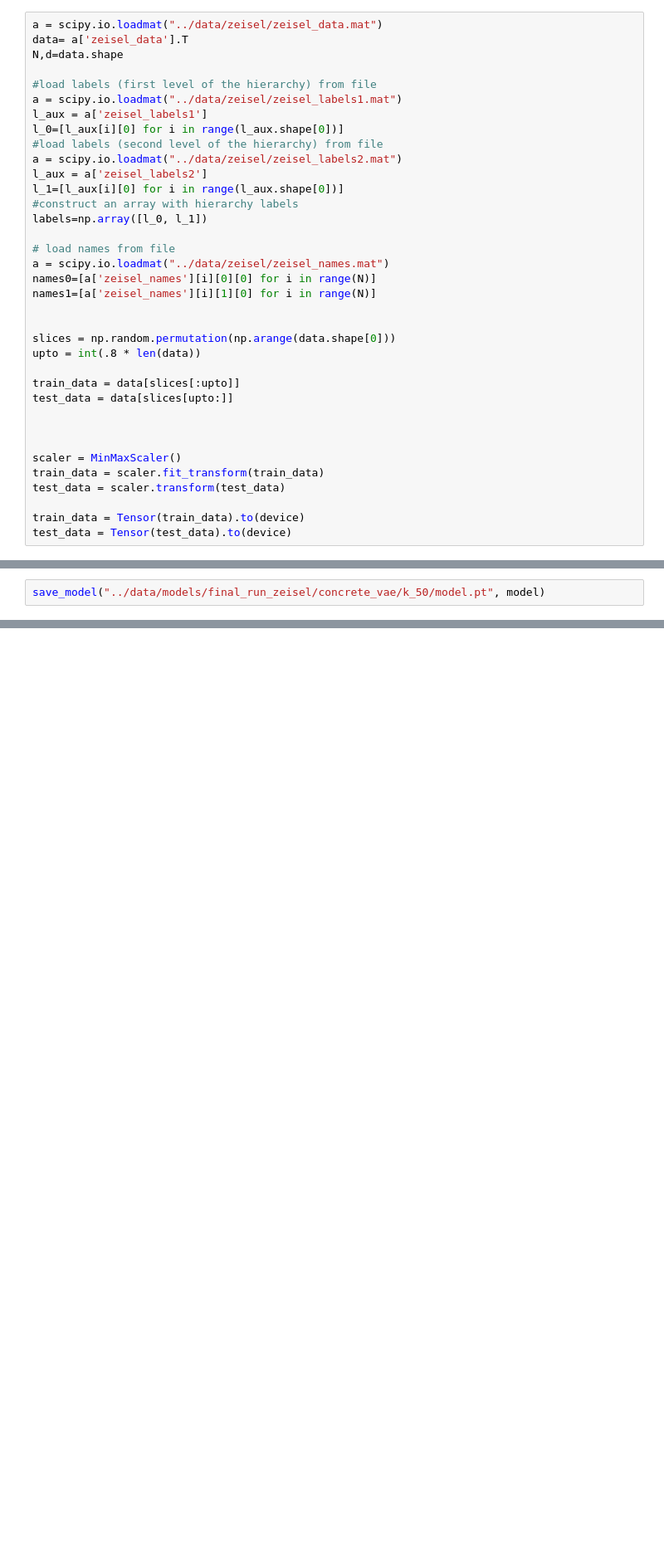
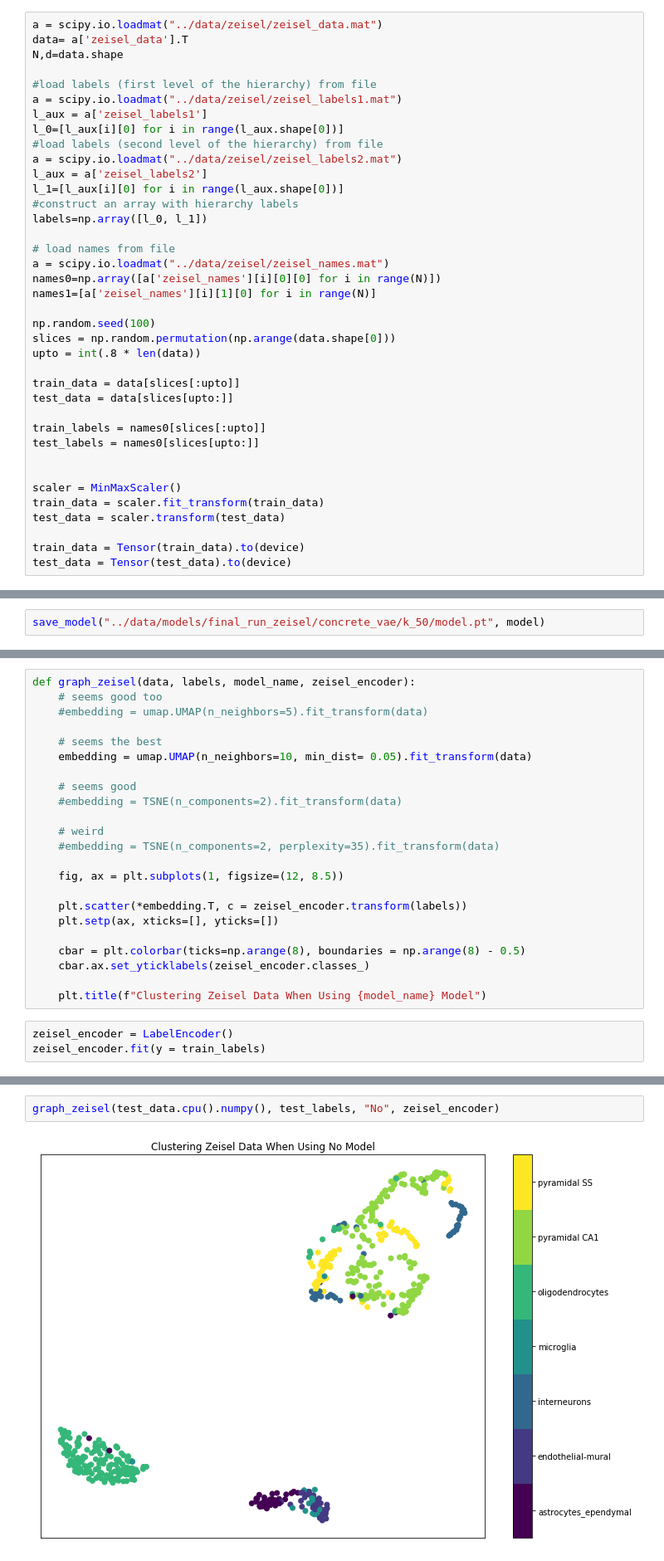
Before and after one commit to beelze-b/Differentiable-Sparse-Subset-Selection, a Jupyter notebook: notebooks/15_Zeizel.ipynb, the cells around one changed output, grey strips where cells are left out. Shown at 83% size. Drawn from its saved outputs; the diff is of its cells as text; blank space fills up the shorter version.

```diff
--- a/notebooks/15_Zeizel.ipynb
+++ b/notebooks/15_Zeizel.ipynb
@@ -55,16 +55,18 @@ labels=np.array([l_0, l_1])
 
 # load names from file
 a = scipy.io.loadmat("../data/zeisel/zeisel_names.mat")
-names0=[a['zeisel_names'][i][0][0] for i in range(N)]
+names0=np.array([a['zeisel_names'][i][0][0] for i in range(N)])
 names1=[a['zeisel_names'][i][1][0] for i in range(N)]
 
-
+np.random.seed(100)
 slices = np.random.permutation(np.arange(data.shape[0]))
 upto = int(.8 * len(data))
 
 train_data = data[slices[:upto]]
 test_data = data[slices[upto:]]
 
+train_labels = names0[slices[:upto]]
+test_labels = names0[slices[upto:]]
 
 
 scaler = MinMaxScaler()
@@ -247,0 +346,26 @@ save_model("../data/models/final_run_zeisel/concrete_vae/k_50/model.pt", model)
+# %%
+def graph_zeisel(data, labels, model_name, zeisel_encoder):
+    # seems good too
+    #embedding = umap.UMAP(n_neighbors=5).fit_transform(data)
+
+    # seems the best
+    embedding = umap.UMAP(n_neighbors=10, min_dist= 0.05).fit_transform(data)
+
+    # seems good
+    #embedding = TSNE(n_components=2).fit_transform(data)
+
+    # weird
+    #embedding = TSNE(n_components=2, perplexity=35).fit_transform(data)
+
+    fig, ax = plt.subplots(1, figsize=(12, 8.5))
+
+    plt.scatter(*embedding.T, c = zeisel_encoder.transform(labels))
+    plt.setp(ax, xticks=[], yticks=[])
+
+    cbar = plt.colorbar(ticks=np.arange(8), boundaries = np.arange(8) - 0.5)
+    cbar.ax.set_yticklabels(zeisel_encoder.classes_)
+
+    plt.title(f"Clustering Zeisel Data When Using {model_name} Model")
+# %%
+zeisel_encoder = LabelEncoder()
+zeisel_encoder.fit(y = train_labels)
@@ -247,0 +374,4 @@ save_model("../data/models/final_run_zeisel/concrete_vae/k_50/model.pt", model)
+# %%
+graph_zeisel(test_data.cpu().numpy(), test_labels, "No", zeisel_encoder)
+# %% [output]
+[figure, added]
```
Also changed, not shown: parts of 24 cells of this notebook.
